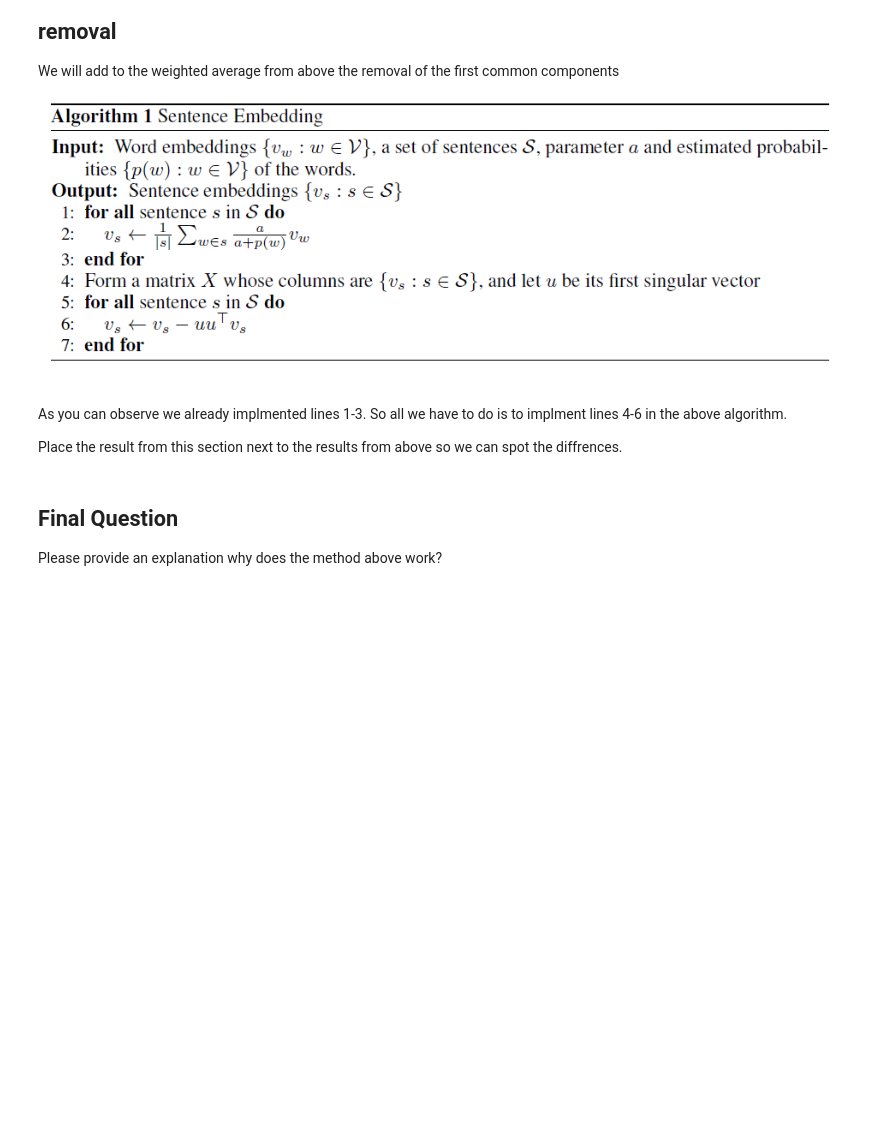
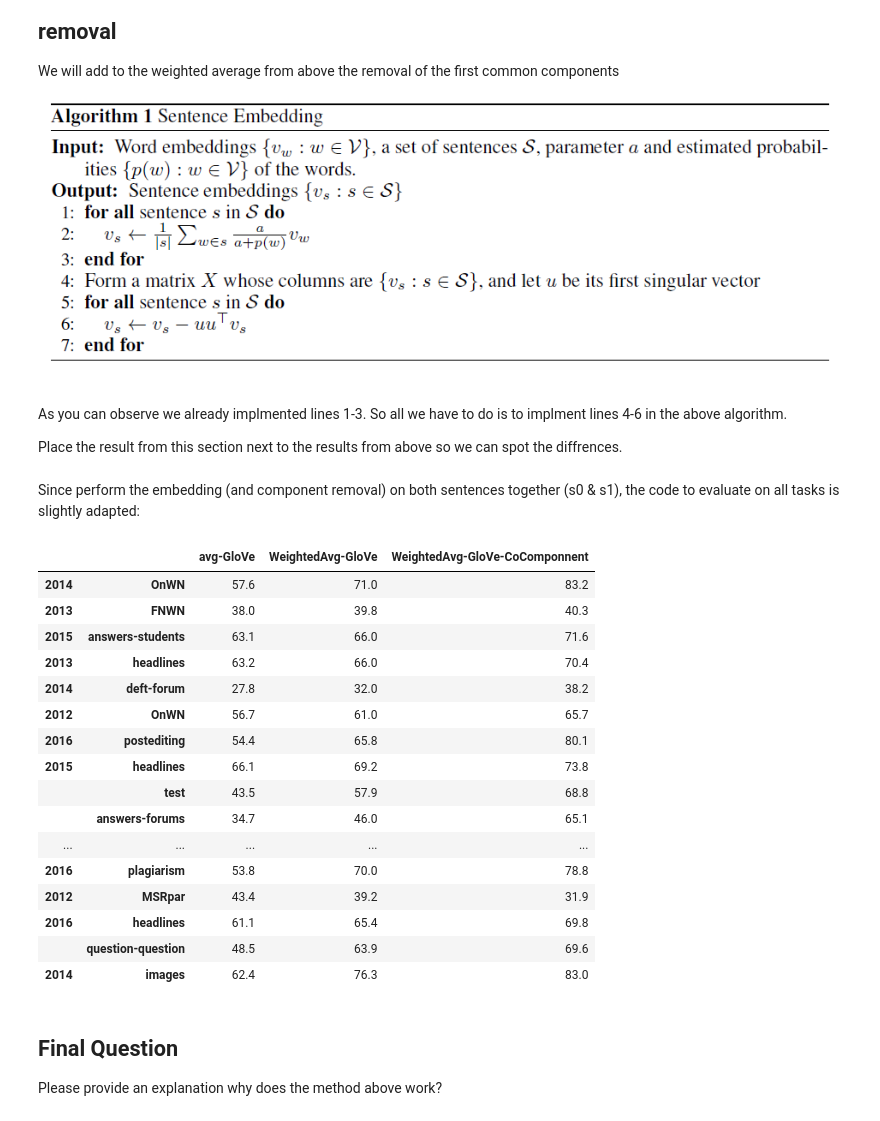
Before and after one commit to benmaors/DeepLearning-YDATA2021, a Jupyter notebook: HW1_NLP_2021.ipynb, the cells around one changed output. Saved outputs shown, nothing was run; the diff lists cells and outputs as text; code cells hidden in the pictures; blank space fills up the shorter version.

```diff
--- a/HW1_NLP_2021.ipynb
+++ b/HW1_NLP_2021.ipynb
@@ -397,3 +400,56 @@ Place the result from this section next to the results from above so we can spot
+# %% [markdown]
+Since perform the embedding (and component removal) on both sentences  together (s0 & s1), the code to evaluate on all tasks is slightly adapted:
+# %%
+def evaluate_dataset_PCA(files, embed_func):
+
+    tests = []
+    scores = []
+
+    for f in files:
+        s0, s1, labels = load_sts(f)
+
+        # combine left and right sentences and embed
+        s0 = np.array(s0)
+        s1 = np.array(s1)
+        embedded = embed_func(np.concatenate((s0, s1), axis=0))
+
+        #split
+        Vs0 = embedded[:s0.shape[0]]
+        Vs1 = embedded[s0.shape[0]:]
+
+        predicted = np.array([SE_cosine_similarity(vs0, vs1) for vs0, vs1 in zip(Vs0, Vs1)])
+        rp = pearson_coefficient(predicted, labels)[0]
+
+        scores.append(rp)
+        name = f.split('/')[-1].split('.')
+        tests.append((name[0],name[1]))
+
+    return pd.Series(scores, index=pd.MultiIndex.from_tuples(tests))
+# %%
+res_WeightedAvgPCA = evaluate_dataset_PCA(files, sentence_WE_WightedAvg_PCA)
+# %%
+res_compare_PCA = pd.concat([res_avg, res_WeightedAvg,res_WeightedAvgPCA ], keys=['avg-GloVe', 'WeightedAvg-GloVe','WeightedAvg-GloVe-CoComponnent'], axis=1) * 100
+#res = pd.concat([res_avg, res_avg_W, res_avg_WR], keys=['avg-GloVe', 'GloVe+W', 'GloVe+WR'], axis=1) * 100
+# %%
+res_compare_PCA.round(1)
+# %% [output]
+|  |  | avg-GloVe | WeightedAvg-GloVe | WeightedAvg-GloVe-CoComponnent |
+| 2014 | OnWN | 57.6 | 71.0 | 83.2 |
+| 2013 | FNWN | 38.0 | 39.8 | 40.3 |
+| 2015 | answers-students | 63.1 | 66.0 | 71.6 |
+| 2013 | headlines | 63.2 | 66.0 | 70.4 |
+| 2014 | deft-forum | 27.8 | 32.0 | 38.2 |
+| 2012 | OnWN | 56.7 | 61.0 | 65.7 |
+| 2016 | postediting | 54.4 | 65.8 | 80.1 |
+| 2015 | headlines | 66.1 | 69.2 | 73.8 |
+|  | test | 43.5 | 57.9 | 68.8 |
+|  | answers-forums | 34.7 | 46.0 | 65.1 |
+| ... | ... | ... | ... | ... |
+| 2016 | plagiarism | 53.8 | 70.0 | 78.8 |
+| 2012 | MSRpar | 43.4 | 39.2 | 31.9 |
+| 2016 | headlines | 61.1 | 65.4 | 69.8 |
+|  | question-question | 48.5 | 63.9 | 69.6 |
+| 2014 | images | 62.4 | 76.3 | 83.0 |
 # %% [markdown]
 ## Final Question
 
```
Also changed, not shown: parts of 7 cells of this notebook.
